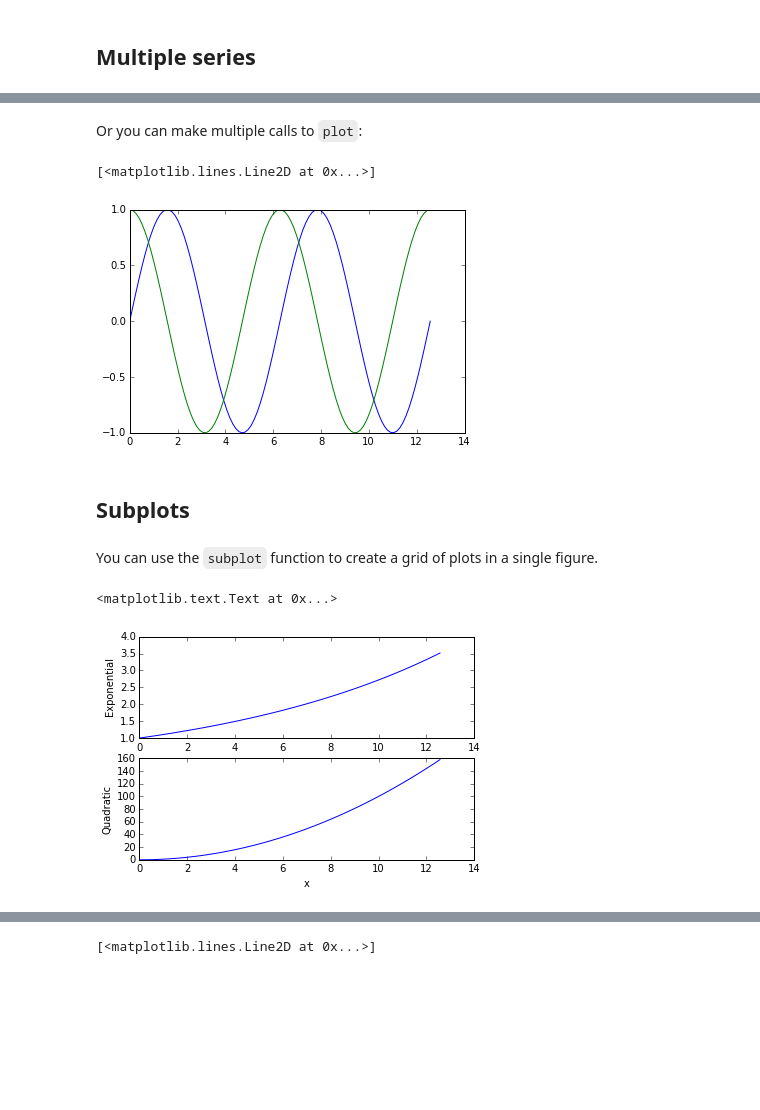
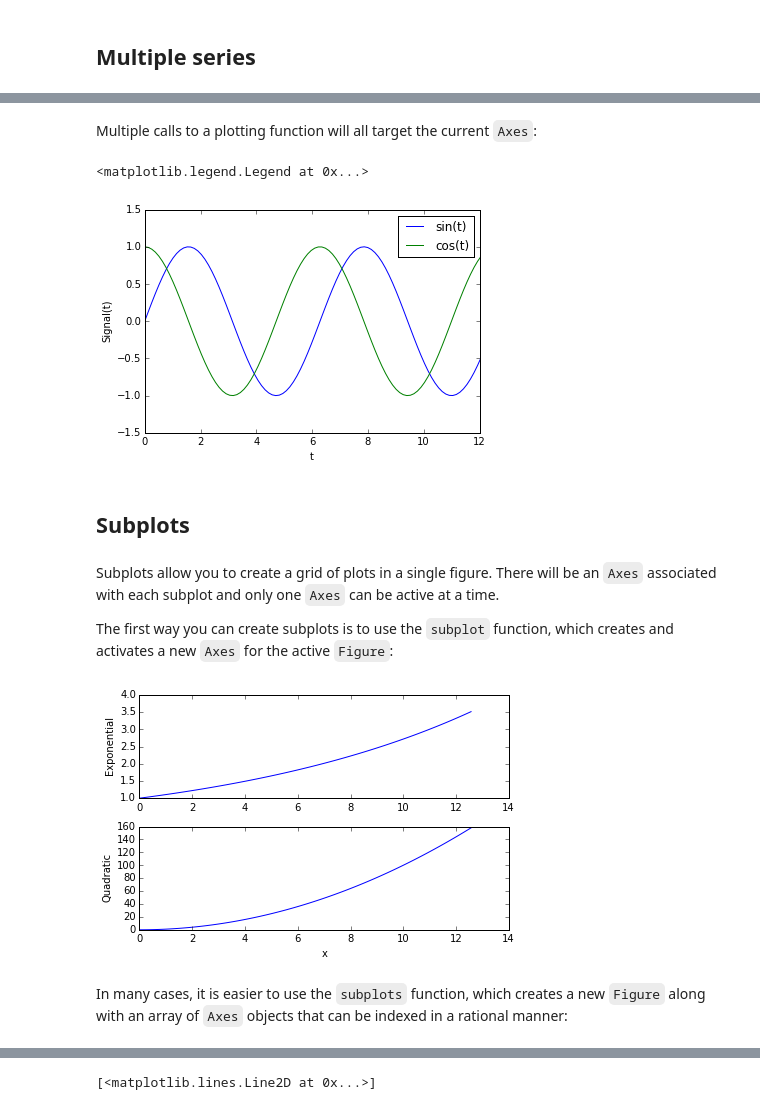
Before and after one commit to calpolydatascience/data301, a Jupyter notebook: Content/Visualization/Matplotlib.ipynb, the cells around one changed output, grey strips where cells are left out. Saved outputs shown, nothing was run; the diff lists cells and outputs as text; code cells hidden in the pictures; blank space fills up the shorter version.

```diff
--- a/Content/Visualization/Matplotlib.ipynb
+++ b/Content/Visualization/Matplotlib.ipynb
@@ -17,8 +92,8 @@ For now, we will work with basic x, y plots to show how the Matplotlib plotting
 # %%
-t = np.linspace(0,4*np.pi,100)
+t = np.linspace(0, 10.0, 100)
 plt.plot(t, np.sin(t))
 plt.xlabel('Time')
 plt.ylabel('Signal')
-plt.title('My Plot')
+plt.title('My Plot'); # supress text output
 # %% [output]
 <matplotlib.text.Text at 0x...>
@@ -94,23 +169,35 @@ plt.plot(t, np.sin(t), 'r.', t, np.cos(t), 'g-')
-# %% [markdown]
-Or you can make multiple calls to `plot`:
+# %% [markdown]
+Multiple calls to a plotting function will all target the current `Axes`:
 # %%
-plt.plot(t, np.sin(t))
-plt.plot(t, np.cos(t))
+plt.plot(t, np.sin(t), label='sin(t)')
+plt.plot(t, np.cos(t), label='cos(t)')
+plt.xlabel('t')
+plt.ylabel('Signal(t)')
+plt.ylim(-1.5, 1.5)
+plt.xlim(right=12.0)
+plt.legend()
 # %% [output]
-[<matplotlib.lines.Line2D at 0x...>]
+<matplotlib.legend.Legend at 0x...>
-[figure, old version]
+[figure, new version]
 # %% [markdown]
 ## Subplots
-# %% [markdown]
-You can use the `subplot` function to create a grid of plots in a single figure.
+# %% [markdown]
+Subplots allow you to create a grid of plots in a single figure. There will be an `Axes` associated with each subplot and only one `Axes` can be active at a time.
+
+
+The first way you can create subplots is to use the `subplot` function, which creates and activates a new `Axes` for the active `Figure`:
 # %%
-plt.subplot(2,1,1)
+plt.subplot(2,1,1) # 2 rows x 1 col, plot 1
 plt.plot(t, np.exp(0.1*t))
 plt.ylabel('Exponential')
-plt.subplot(2,1,2)
+
+plt.subplot(2,1,2) # 2 rows x 1 col, plot 2
 plt.plot(t, t**2)
 plt.ylabel('Quadratic')
 plt.xlabel('x')
+
+plt.tight_layout()
 # %% [output]
-<matplotlib.text.Text at 0x...>
-[figure, old version]
+[figure, new version]
+# %% [markdown]
+In many cases, it is easier to use the `subplots` function, which creates a new `Figure` along with an array of `Axes` objects that can be indexed in a rational manner:
```
Also changed, not shown: parts of 33 cells of this notebook, 2 other files.
